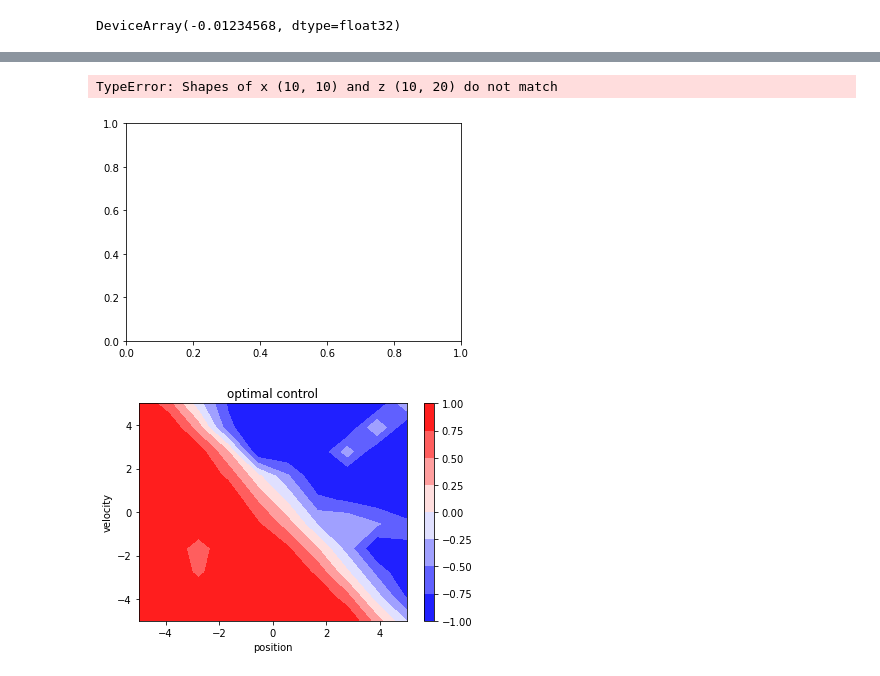
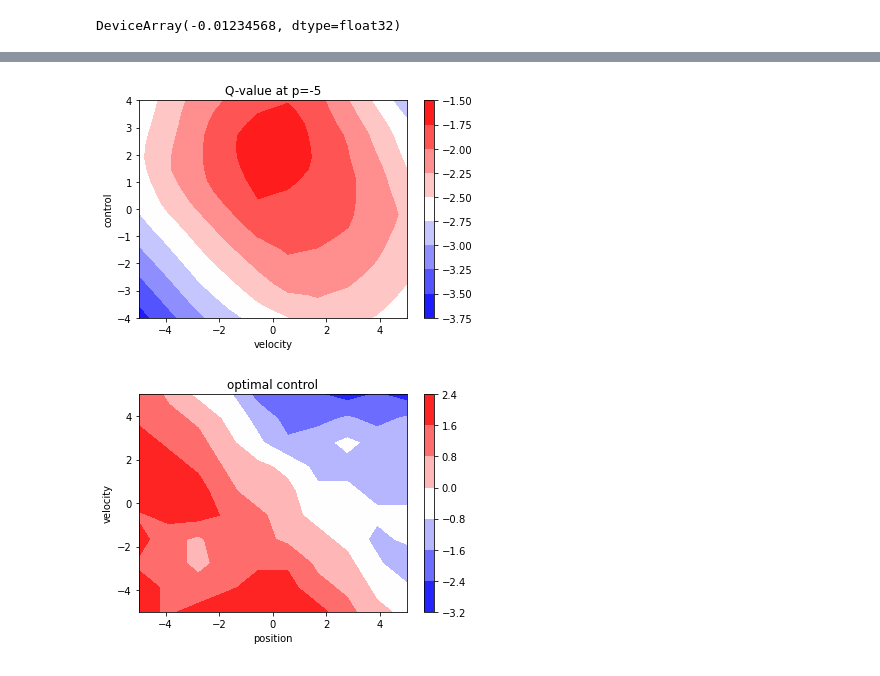
Before and after one commit to JopNiessen/DualControl, a Jupyter notebook: SAC_VI.ipynb, the cells around one changed output, grey strips where cells are left out. Cells and saved outputs as stored; diff of their text form; code cells hidden in the pictures.

```diff
--- a/SAC_VI.ipynb
+++ b/SAC_VI.ipynb
@@ -26,7 +26,7 @@ SAC = SoftActorCritic(2, 1, key, buffer_size=buffer_size)
 SAC.SVF.eta = 1e-1
 SAC.SQF_1.eta = 1e-1
 SAC.SQF_2.eta = 1e-1
-SAC.PI.eta = 1e-1
+SAC.PI.eta = 1e0
 
 Nx = 10
 x_space = np.linspace(-5, 5, Nx)
@@ -49,6 +49,6 @@ for x in x_space:
 WARNING:jax._src.lib.xla_bridge:No GPU/TPU found, falling back to CPU. (Set TF_CPP_MIN_LOG_LEVEL=0 and rerun for more info.)
 # %%
 key = jrandom.PRNGKey(0)
-SAC.train(key, batch_size=50, n_epochs=50, show=True)
+SAC.train(key, batch_size=50, n_epochs=400, show=True)
 #cost_to_normalized_reward(0)
 # %% [output]
@@ -92,7 +90,7 @@ zu = np.zeros((n, n))
 zp = np.zeros((n, n))
 
 Nu = 20
-u_space = np.linspace(-1, 1, Nu)
+u_space = np.linspace(-4, 4, Nu)
 Q = np.zeros(((n,n,Nu)))
 
 for i in range(n):
@@ -166,15 +164,14 @@ plt.show()
 # %%
-plt.contourf(xv, yv, Q[-1,:,:], cmap=cm.bwr)
+uw, yw = np.meshgrid(u_space, y)
+
+plt.contourf(yw, uw, Q[0,:,:], cmap=cm.bwr)
 plt.xlabel('velocity')
 plt.ylabel('control')
 plt.colorbar()
 plt.title('Q-value at p=-5')
 plt.show()
-
-print(yv.shape)
 # %% [output]
-TypeError: Shapes of x (10, 10) and z (10, 20) do not match
-[figure, old version]
+[figure, new version]
 # %%
 Q_idx = np.argmax(Q, axis=2)
 Qu = np.zeros_like(Q_idx, dtype=np.float32)
@@ -189,4 +186,4 @@ plt.colorbar()
 plt.title('optimal control')
 plt.show()
 # %% [output]
-[figure, old version]
+[figure, new version]
```
Also changed, not shown: parts of 3 cells of this notebook, 2 other files.
